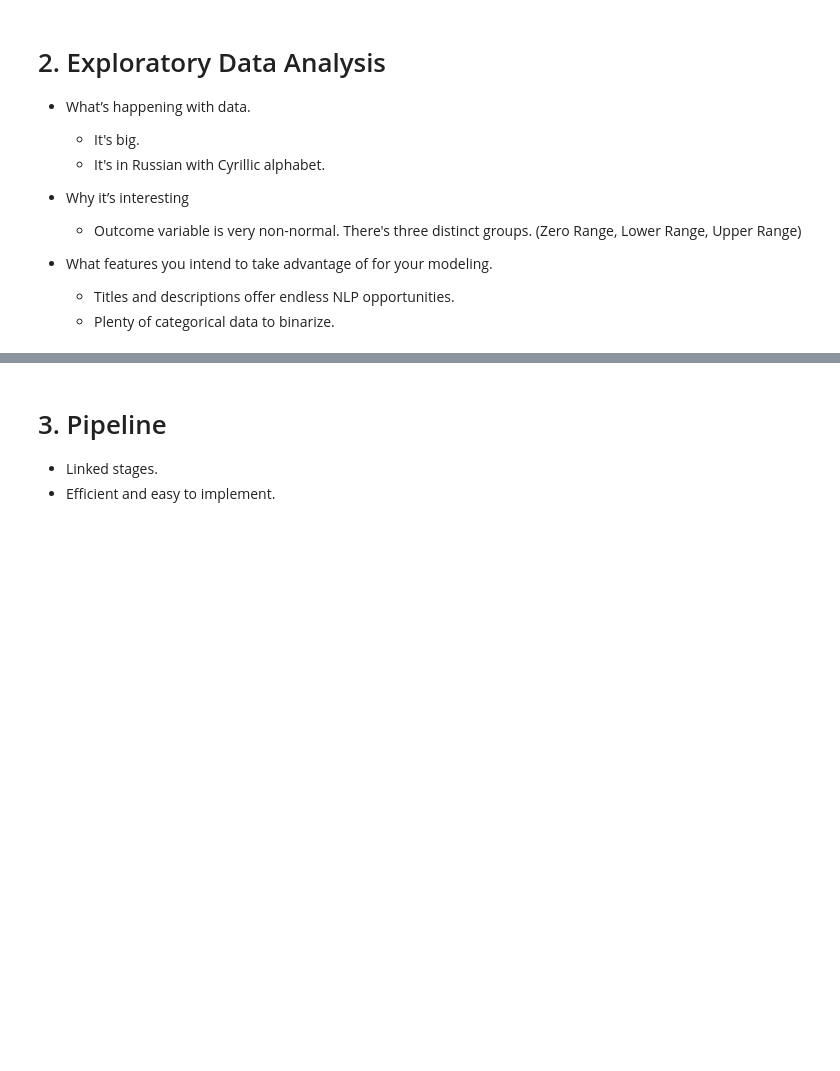
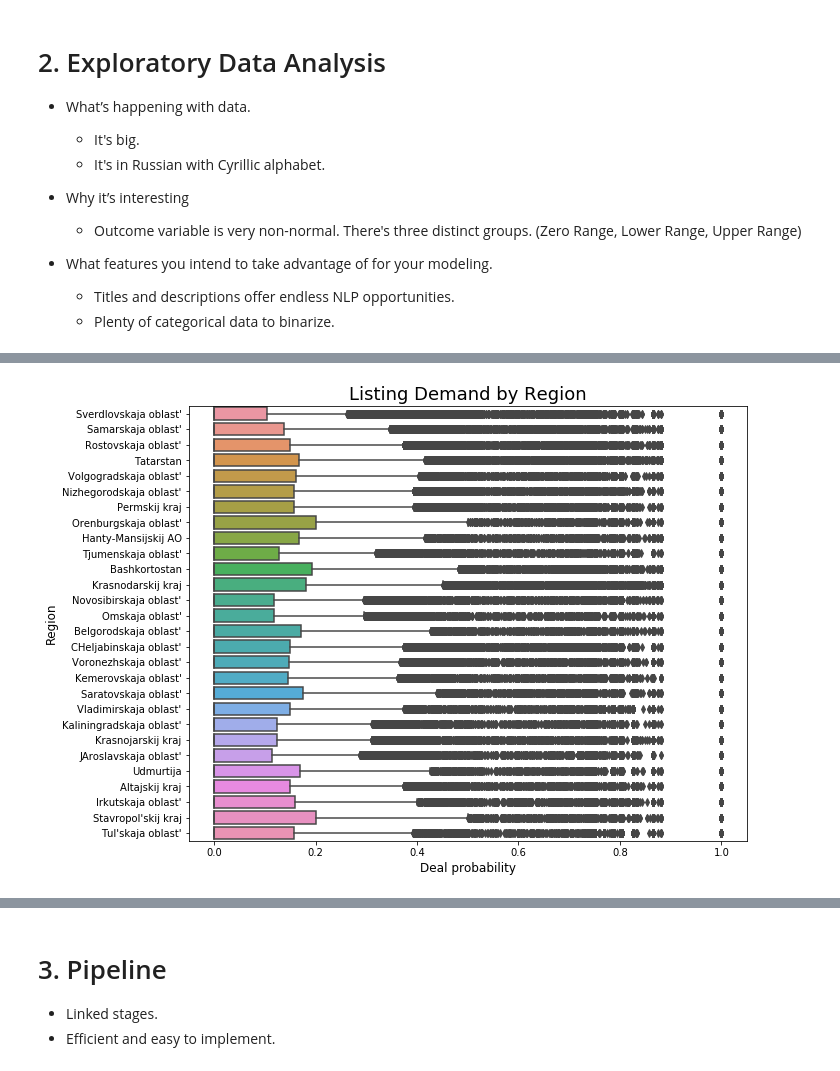
Before and after one commit to MiguelNiblock/Deep-NLP_Predicting-Ad-Demand, a Jupyter notebook: notebooks/final_model/final_pipeline.ipynb, the cells around one changed output, grey strips where cells are left out. Cells and saved outputs as stored; diff of their text form; code cells hidden in the pictures; blank space fills up the shorter version.

```diff
--- a/notebooks/final_model/final_pipeline.ipynb
+++ b/notebooks/final_model/final_pipeline.ipynb
@@ -42,0 +94,21 @@ test = pd.read_csv('../test.csv.zip',compression='zip')
+# %%
+# Get unique regions in cyrilic
+cyrilic_regs = train.region.unique().tolist()
+# Get unique translations
+latin_regs = [cyrtranslit.to_latin(reg,'ru') for reg in cyrilic_regs]
+
+# Put regions in a dictionary
+reg_dict = {}
+for cyr, lat in zip(cyrilic_regs,latin_regs):
+    reg_dict[cyr]=lat
+
+# Create a translated list of each region in the dataset
+en_list = []
+for reg in train.region:
+    en_list.append(reg_dict[reg])
+
+# Add english list as column
+train['region_en'] = en_list
+
+print('Translation of Russian Regions')
+pd.DataFrame(latin_regs[:10],index=cyrilic_regs[:10],columns=['Translations'])
@@ -42,0 +128,10 @@ test = pd.read_csv('../test.csv.zip',compression='zip')
+# %%
+# Boxplots by Region
+plt.figure(figsize=(10,8))
+sns.boxplot(x="deal_probability", y="region_en", data=train)
+plt.xlabel('Deal probability', fontsize=12)
+plt.ylabel('Region', fontsize=12)
+plt.title("Listing Demand by Region",fontsize=18)
+plt.show()
+# %% [output]
+[figure, added]
```
Also changed, not shown: parts of 242 cells of this notebook, 3 other files.
